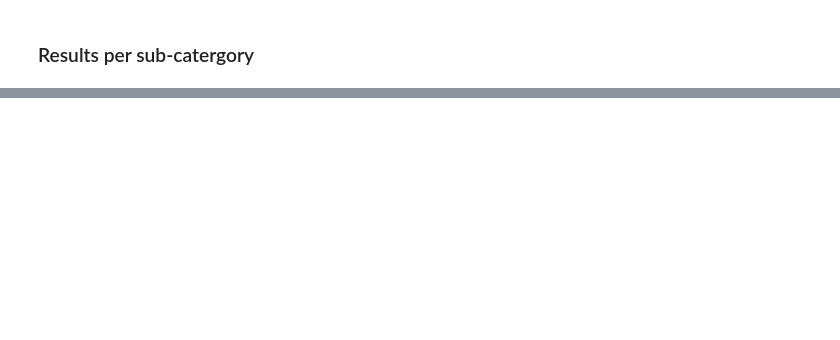
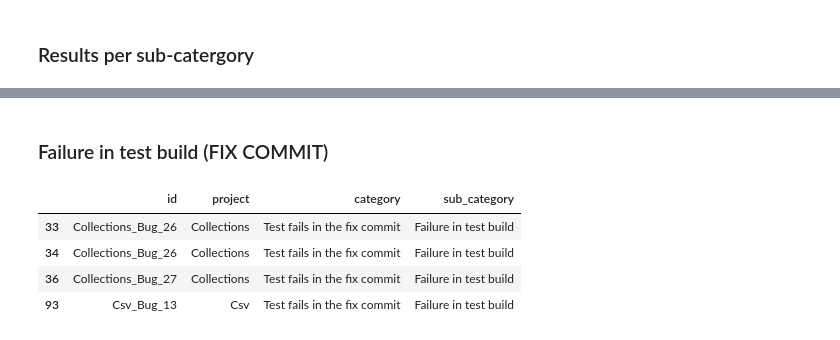
Before and after one commit to codeurjc/BugHunter, a Jupyter notebook: analysis/Analysis.ipynb, the cells around one changed output, grey strips where cells are left out. Cells and saved outputs as stored; diff of their text form; code cells hidden in the pictures; blank space fills up the shorter version.

```diff
--- a/analysis/Analysis.ipynb
+++ b/analysis/Analysis.ipynb
@@ -163,0 +180,10 @@ df[df['sub_category']=='Test execution fails']
+# %% [markdown]
+### Failure in test build (FIX COMMIT)
+# %%
+df[df['sub_category']=='Failure in test build']
+# %% [output]
+|  | id | project | category | sub_category |
+| 33 | Collections_Bug_26 | Collections | Test fails in the fix commit | Failure in test build |
+| 34 | Collections_Bug_26 | Collections | Test fails in the fix commit | Failure in test build |
+| 36 | Collections_Bug_27 | Collections | Test fails in the fix commit | Failure in test build |
+| 93 | Csv_Bug_13 | Csv | Test fails in the fix commit | Failure in test build |
```
Also changed, not shown: parts of 14 cells of this notebook, 16 other files.
